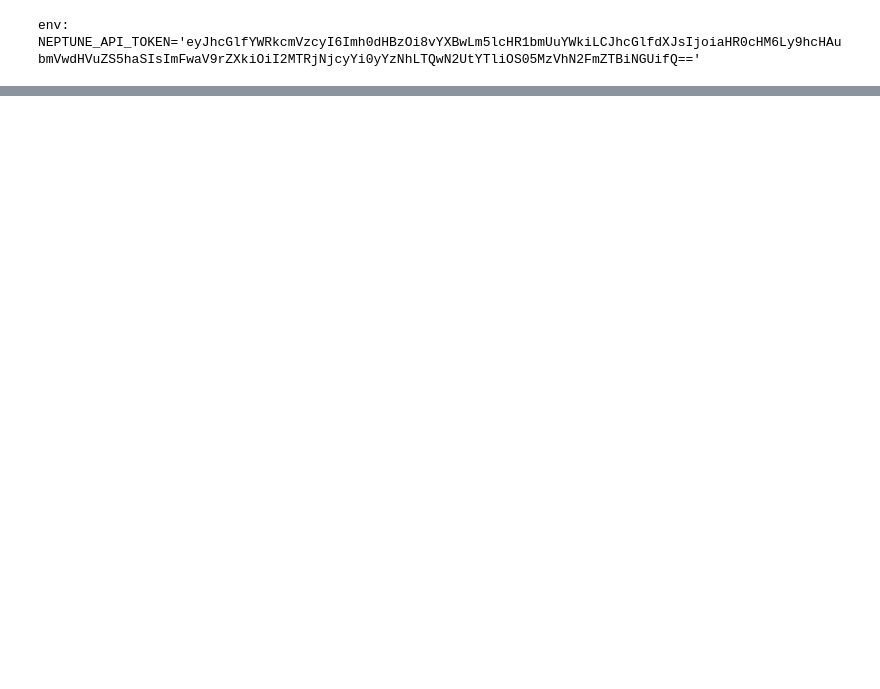
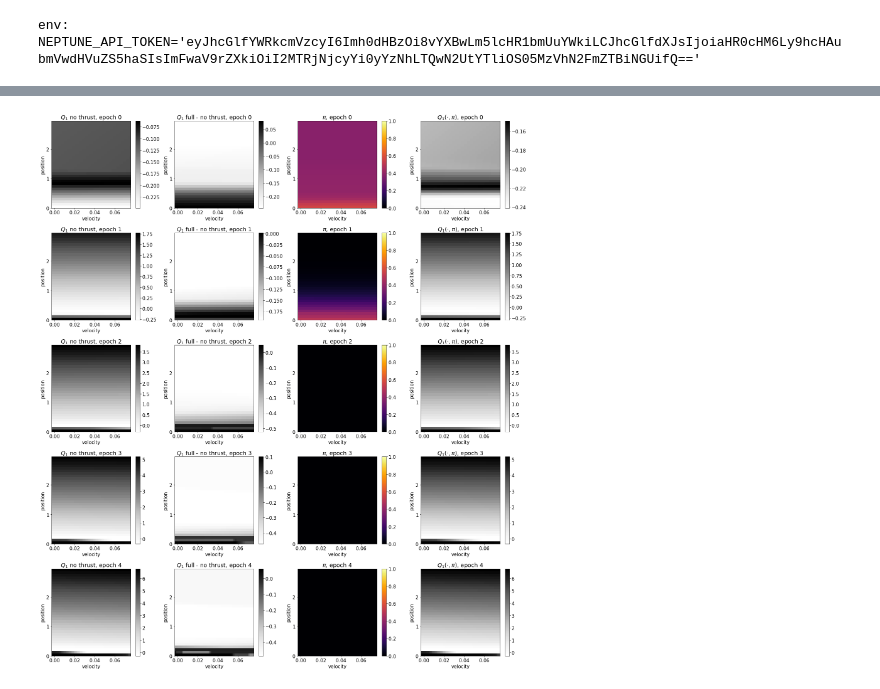
Before and after one commit to MIMUW-RL/space-gym, a Jupyter notebook: notebooks/ac_visualization.ipynb, the cells around one changed output, grey strips where cells are left out. Cells and saved outputs as stored; diff of their text form; code cells hidden in the pictures; blank space fills up the shorter version.

Commit message:
max_height, normalization, loading 0 epoch model

```diff
--- a/notebooks/ac_visualization.ipynb
+++ b/notebooks/ac_visualization.ipynb
@@ -3,11 +5,7 @@
 # %% [output]
 env: NEPTUNE_API_TOKEN='eyJhcGlfYWRkcmVzcyI6Imh0dHBzOi8vYXBwLm5lcHR1bmUuYWkiLCJhcGlfdXJsIjoiaHR0cHM6Ly9hcHAubmVwdHVuZS5haSIsImFwaV9rZXkiOiI2MTRjNjcyYi0yYzNhLTQwN2UtYTliOS05MzVhN2FmZTBiNGUifQ=='
 # %%
+from gym_space.experiments.td3_visualisation import TD3ExperimentResults
 import matplotlib.pyplot as plt
 plt.rc('font', size=15)
-import neptune.new as neptune
-
-from gym_space.experiments.td3_visualisation import (
-    load_ac, load_obs_buf, get_observations_space,
-    q_on_const_action, q_on_policy
-)
+experiments = dict()
@@ -69,0 +12,10 @@ torch.Size([50, 50, 2])
+# %%
+EXPERIMENT_NUM = 83
+DO_LOAD_OBS_BUF = True
+if EXPERIMENT_NUM not in experiments:
+    experiments[EXPERIMENT_NUM] = TD3ExperimentResults(
+        EXPERIMENT_NUM,
+        do_load_obs_buf=DO_LOAD_OBS_BUF,
+        from_test_run=True
+    )
+exp = experiments[EXPERIMENT_NUM]
@@ -69,0 +36,34 @@ torch.Size([50, 50, 2])
+# %%
+truncate_models = 10
+num_models = min(len(exp.acs), truncate_models)
+fig, axs = plt.subplots(num_models, 4, figsize=(22, 5 * num_models))
+if len(axs.shape) == 1:
+    axs = axs.reshape((1,axs.shape[0]))
+for i, (epoch, ac) in tuple(enumerate(exp.acs.items()))[:truncate_models]:
+    # Q1 no thrust
+    q1_ax = axs[i, 0]
+    q1_im = exp.plot_q1_on_const_action(q1_ax, 0.0, epoch)
+    fig.colorbar(q1_im, ax=q1_ax)
+    q1_ax.set_title(f"$Q_1$ no thrust, epoch {epoch}")
+
+    # Q1 no - full
+    q1_diff_ax = axs[i, 1]
+    q1_diff_im = exp.plot_q1_full_minus_no_thrust(q1_diff_ax, epoch)
+    fig.colorbar(q1_diff_im, ax=q1_diff_ax)
+    q1_diff_ax.set_title(f"$Q_1$ full - no thrust, epoch {epoch}")
+
+    # pi
+    pi_ax = axs[i, 2]
+    pi_im = exp.plot_policy(pi_ax, epoch)
+    fig.colorbar(pi_im, ax=pi_ax)
+    pi_ax.set_title(f"$\\pi$, epoch {epoch}")
+
+    # Q1 on policy
+    q1_on_pi_ax = axs[i, 3]
+    q1_on_pi_im = exp.plot_q1_on_policy(q1_on_pi_ax, epoch)
+    fig.colorbar(q1_on_pi_im, ax=q1_on_pi_ax)
+    q1_on_pi_ax.set_title(f"$Q_1(\\cdot, \\pi)$, epoch {epoch}")
+
+plt.tight_layout()
+# %% [output]
+[figure, added]
```
Also changed, not shown: parts of 5 cells of this notebook, 4 other files.
